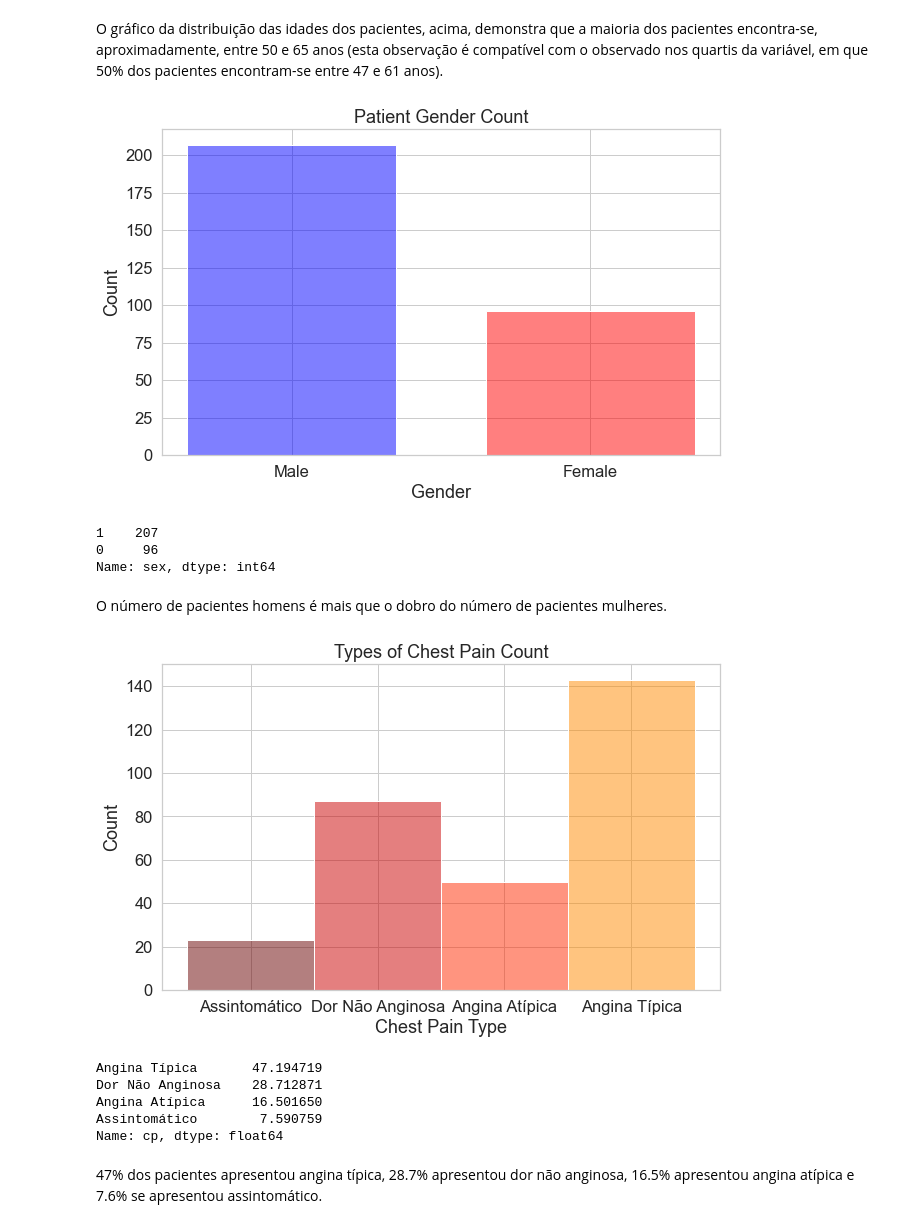
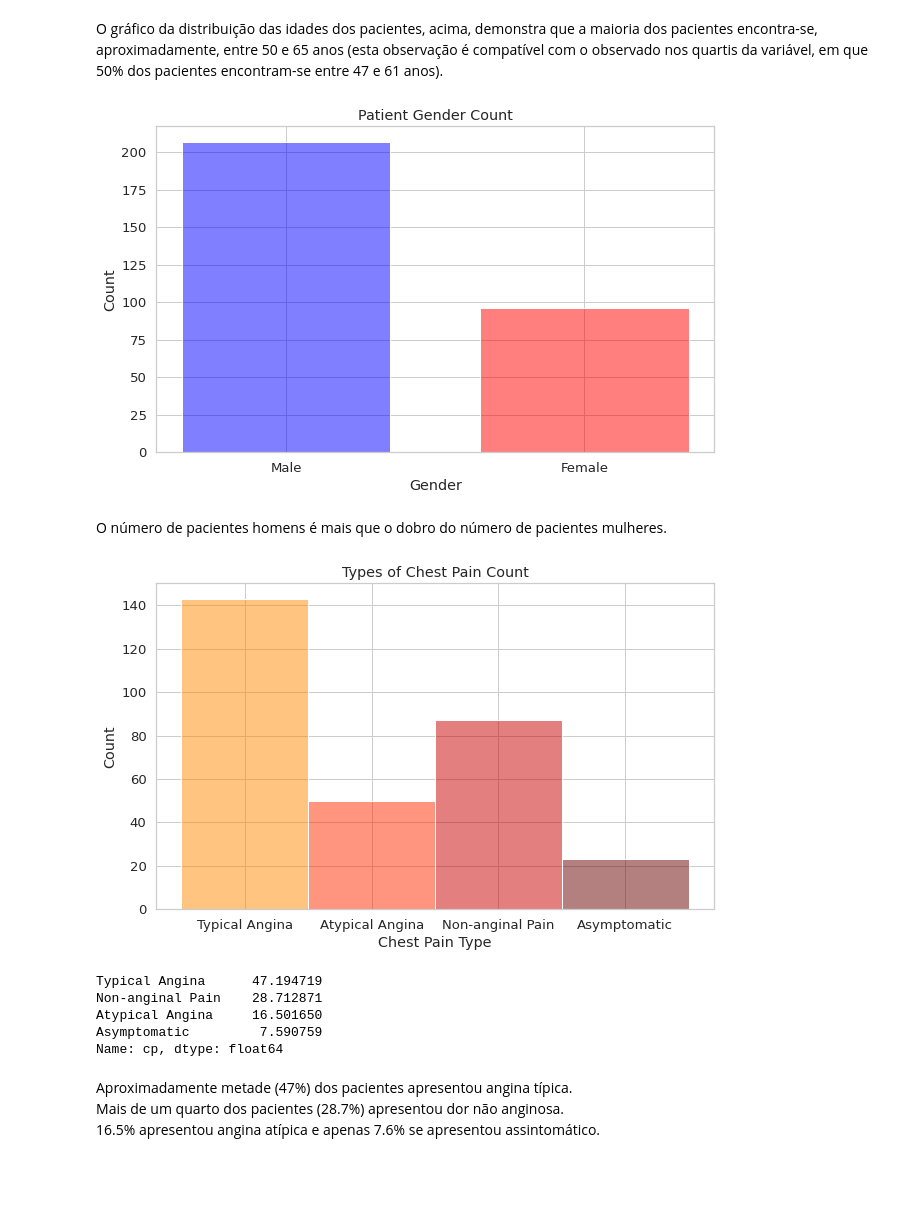
Before and after one commit to rfmf/ds_portfolio, a Jupyter notebook: EDA/Análise de Dados de Pacientes de Doenças Cardíacas/heart_disease_analysis.ipynb, the cells around one changed output. Drawn from its saved outputs; the diff is of its cells as text; code cells hidden in the pictures; blank space fills up the shorter version.

```diff
--- a/EDA/Análise de Dados de Pacientes de Doenças Cardíacas/heart_disease_analysis.ipynb
+++ b/EDA/Análise de Dados de Pacientes de Doenças Cardíacas/heart_disease_analysis.ipynb
@@ -118,7 +119,7 @@ fig_dims = (10, 6)
 sns.set_theme(
     palette='hot',
     style='whitegrid',
-    font_scale=1.5,
+    font_scale=1.2,
     rc={'figure.figsize':fig_dims}
 )
 # %%
@@ -136,6 +153,7 @@ plt.show()
 # %% [markdown]
 O gráfico da distribuição das idades dos pacientes, acima, demonstra que a maioria dos pacientes encontra-se, aproximadamente, entre 50 e 65 anos (esta observação é compatível com o observado nos quartis da variável, em que 50% dos pacientes encontram-se entre 47 e 61 anos).
 # %%
+# Gender
 aux = data.copy()
 aux.loc[aux['sex'] == 0, 'sex'] = 'Female'
 aux.loc[aux['sex'] == 1, 'sex'] = 'Male'
@@ -148,40 +166,39 @@ gender_plt = sns.histplot(
     legend=False,
     shrink=.7
 )
-
 gender_plt.set(title='Patient Gender Count', xlabel='Gender')
 plt.show()
 # %% [output]
-[figure, old version]
+[figure, new version]
-1    207
-0     96
-Name: sex, dtype: int64
 # %% [markdown]
 O número de pacientes homens é mais que o dobro do número de pacientes mulheres.
 # %%
+# Chest Pain
 aux = data.copy()
-aux.loc[aux['cp'] == 0, 'cp'] = 'Angina Típica'
-aux.loc[aux['cp'] == 1, 'cp'] = 'Angina Atípica'
-aux.loc[aux['cp'] == 2, 'cp'] = 'Dor Não Anginosa'
-aux.loc[aux['cp'] == 3, 'cp'] = 'Assintomático'
+aux.loc[aux['cp'] == 0, 'cp'] = 'Typical Angina'
+aux.loc[aux['cp'] == 1, 'cp'] = 'Atypical Angina'
+aux.loc[aux['cp'] == 2, 'cp'] = 'Non-anginal Pain'
+aux.loc[aux['cp'] == 3, 'cp'] = 'Asymptomatic'
 
 chest_pain_plt = sns.histplot(
     data=aux,
     x='cp',
     hue='cp',
     legend=False
 )
-
 chest_pain_plt.set(title='Types of Chest Pain Count', xlabel='Chest Pain Type')
+chest_pain_plt.invert_xaxis()
 plt.show()
 
-print((aux['cp'].value_counts()/303)*100)
+print((aux['cp'].value_counts()/len(aux['cp']))*100)
 # %% [output]
-[figure, old version]
+[figure, new version]
-Angina Típica       47.194719
-Dor Não Anginosa    28.712871
-Angina Atípica      16.501650
-Assintomático        7.590759
+Typical Angina      47.194719
+Non-anginal Pain    28.712871
+Atypical Angina     16.501650
+Asymptomatic         7.590759
 Name: cp, dtype: float64
 # %% [markdown]
-47% dos pacientes apresentou angina típica, 28.7% apresentou dor não anginosa, 16.5% apresentou angina atípica e 7.6% se apresentou assintomático.
+Aproximadamente metade (47%) dos pacientes apresentou angina típica. \
+Mais de um quarto dos pacientes (28.7%) apresentou dor não anginosa. \
+16.5% apresentou angina atípica e apenas 7.6% se apresentou assintomático.
```
Also changed, not shown: parts of 37 cells of this notebook.
